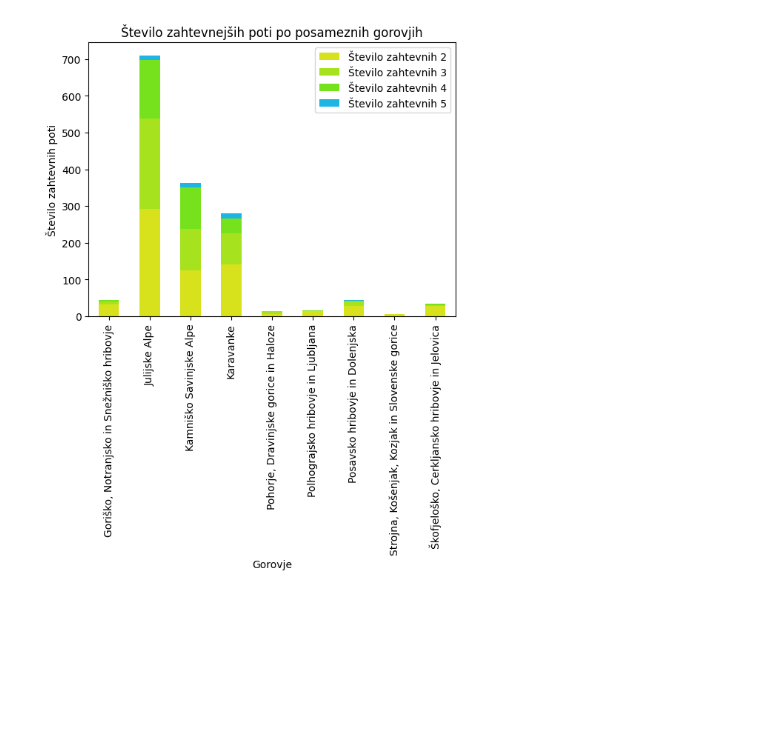
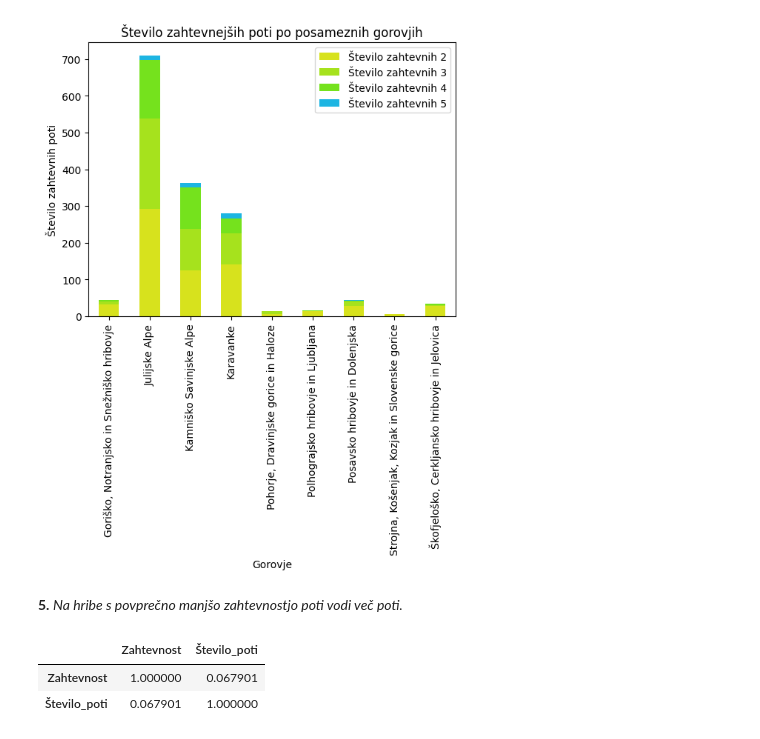
Before and after one commit to AndrazKukovicic/Hribi_projektna_naloga, a Jupyter notebook: Analiza_podatkov.ipynb, the cells around one changed output. Saved outputs shown, nothing was run; the diff lists cells and outputs as text; code cells hidden in the pictures; blank space fills up the shorter version.

```diff
--- a/Analiza_podatkov.ipynb
+++ b/Analiza_podatkov.ipynb
@@ -225,3 +264,13 @@ poZahtevnosti
 | Strojna, Košenjak, Kozjak in Slov... | 2 | 6 | NaN | NaN | NaN | NaN | ... |
 | Škofjeloško, Cerkljansko hribovje... | 2 | 28 | 3.0 | 3.0 | 4.0 | 4.0 | ... |
 [figure]
+# %% [markdown]
+**5.** *Na hribe s povprečno manjšo zahtevnostjo poti vodi več poti.*
+# %%
+hrib_zaht = poti_zahtevnost.groupby('Ime').mean()
+hrib_zp = hrib_zaht.join(hribi['Število_poti'])
+hrib_zp.corr(method='pearson')
+# %% [output]
+|  | Zahtevnost | Število_poti |
+| Zahtevnost | 1.000000 | 0.067901 |
+| Število_poti | 0.067901 | 1.000000 |
```
Also changed, not shown: parts of 10 cells of this notebook.
